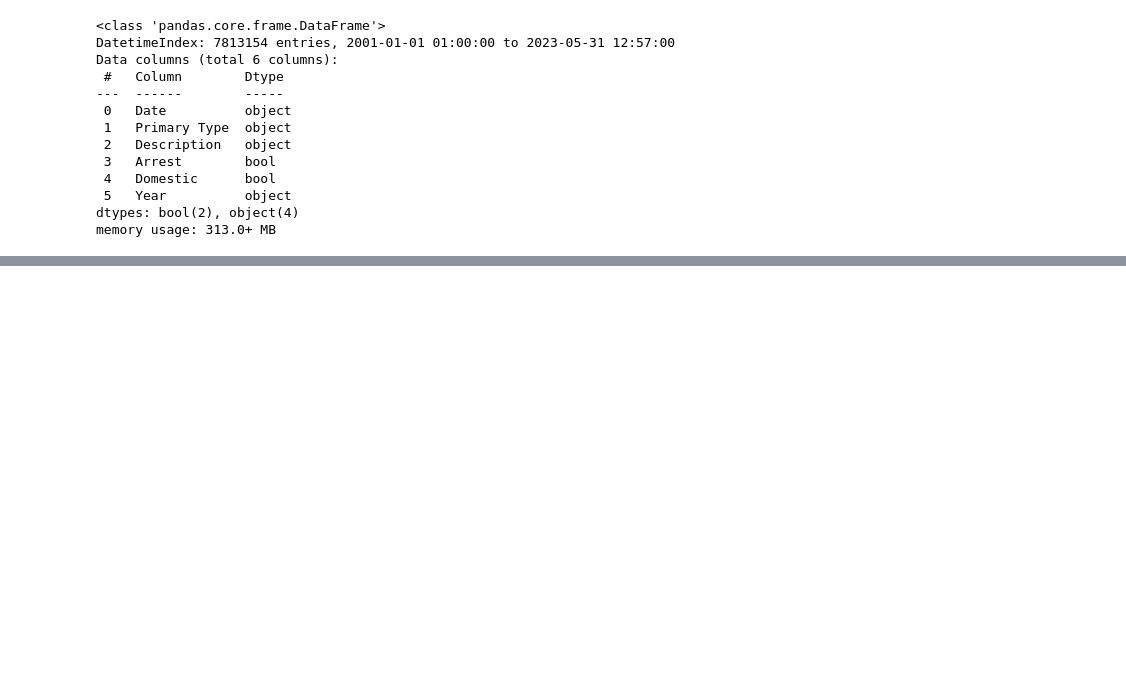
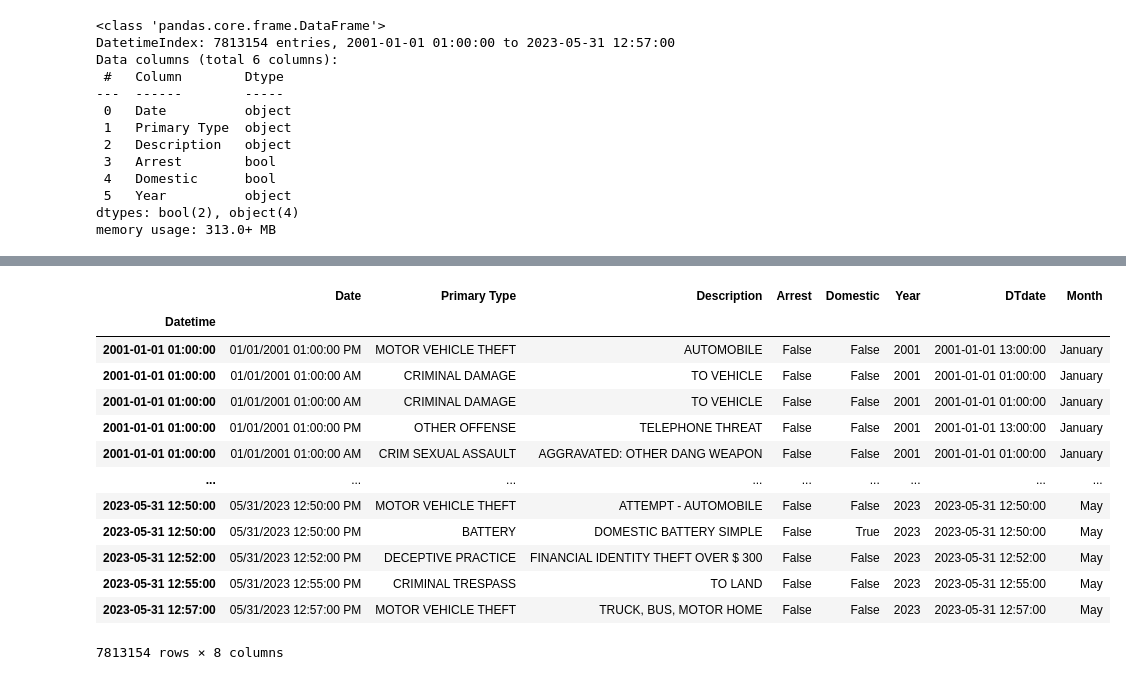
Before and after one commit to sharclark/preparing-chicago-crime-data, a Jupyter notebook: Chicago Crime Data Analysis.ipynb, the cells around one changed output, grey strips where cells are left out. Cells and saved outputs as stored; diff of their text form; code cells hidden in the pictures; blank space fills up the shorter version.

```diff
--- a/Chicago Crime Data Analysis.ipynb
+++ b/Chicago Crime Data Analysis.ipynb
@@ -603 +624,18 @@ KeyError: 'Datetime'
+# %%
+df3
+# %% [output]
+|  | Date | Primary Type | Description | Arrest | Domestic | Year | DTdate | Month |
+| Datetime |  |  |  |  |  |  |  |  |
+| 2001-01-01 01:00:00 | 01/01/2001 01:00:00 PM | MOTOR VEHICLE THEFT | AUTOMOBILE | False | False | 2001 | 2001-01-01 13:00:00 | January |
+| 2001-01-01 01:00:00 | 01/01/2001 01:00:00 AM | CRIMINAL DAMAGE | TO VEHICLE | False | False | 2001 | 2001-01-01 01:00:00 | January |
+| 2001-01-01 01:00:00 | 01/01/2001 01:00:00 AM | CRIMINAL DAMAGE | TO VEHICLE | False | False | 2001 | 2001-01-01 01:00:00 | January |
+| 2001-01-01 01:00:00 | 01/01/2001 01:00:00 PM | OTHER OFFENSE | TELEPHONE THREAT | False | False | 2001 | 2001-01-01 13:00:00 | January |
+| 2001-01-01 01:00:00 | 01/01/2001 01:00:00 AM | CRIM SEXUAL ASSAULT | AGGRAVATED: OTHER DANG WEAPON | False | False | 2001 | 2001-01-01 01:00:00 | January |
+| ... | ... | ... | ... | ... | ... | ... | ... | ... |
+| 2023-05-31 12:50:00 | 05/31/2023 12:50:00 PM | MOTOR VEHICLE THEFT | ATTEMPT - AUTOMOBILE | False | False | 2023 | 2023-05-31 12:50:00 | May |
+| 2023-05-31 12:50:00 | 05/31/2023 12:50:00 PM | BATTERY | DOMESTIC BATTERY SIMPLE | False | True | 2023 | 2023-05-31 12:50:00 | May |
+| 2023-05-31 12:52:00 | 05/31/2023 12:52:00 PM | DECEPTIVE PRACTICE | FINANCIAL IDENTITY THEFT OVER $ 300 | False | False | 2023 | 2023-05-31 12:52:00 | May |
+| 2023-05-31 12:55:00 | 05/31/2023 12:55:00 PM | CRIMINAL TRESPASS | TO LAND | False | False | 2023 | 2023-05-31 12:55:00 | May |
+| 2023-05-31 12:57:00 | 05/31/2023 12:57:00 PM | MOTOR VEHICLE THEFT | TRUCK, BUS, MOTOR HOME | False | False | 2023 | 2023-05-31 12:57:00 | May |
+7813154 rows × 8 columns
 # %%
```
Also changed, not shown: parts of 7 cells of this notebook.
